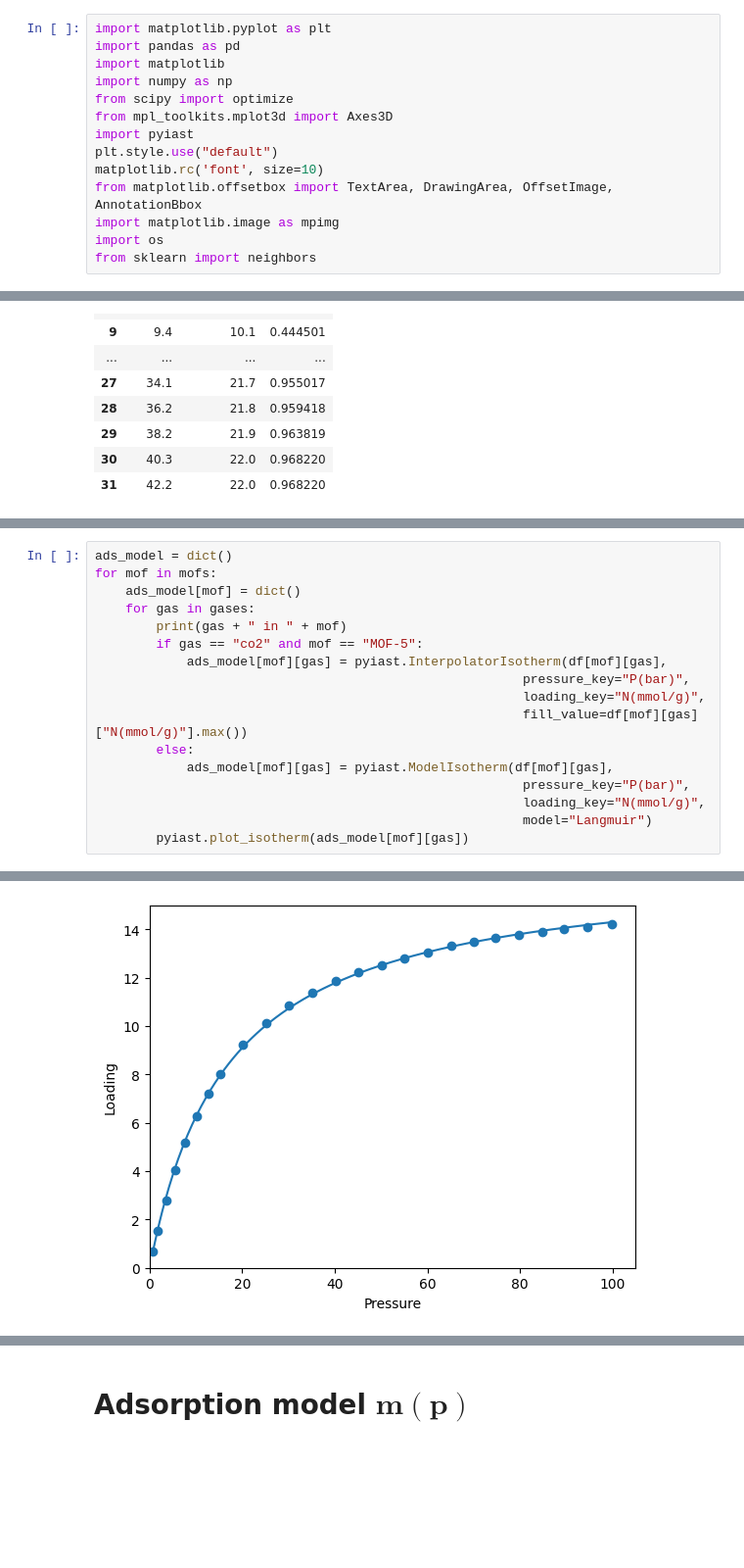
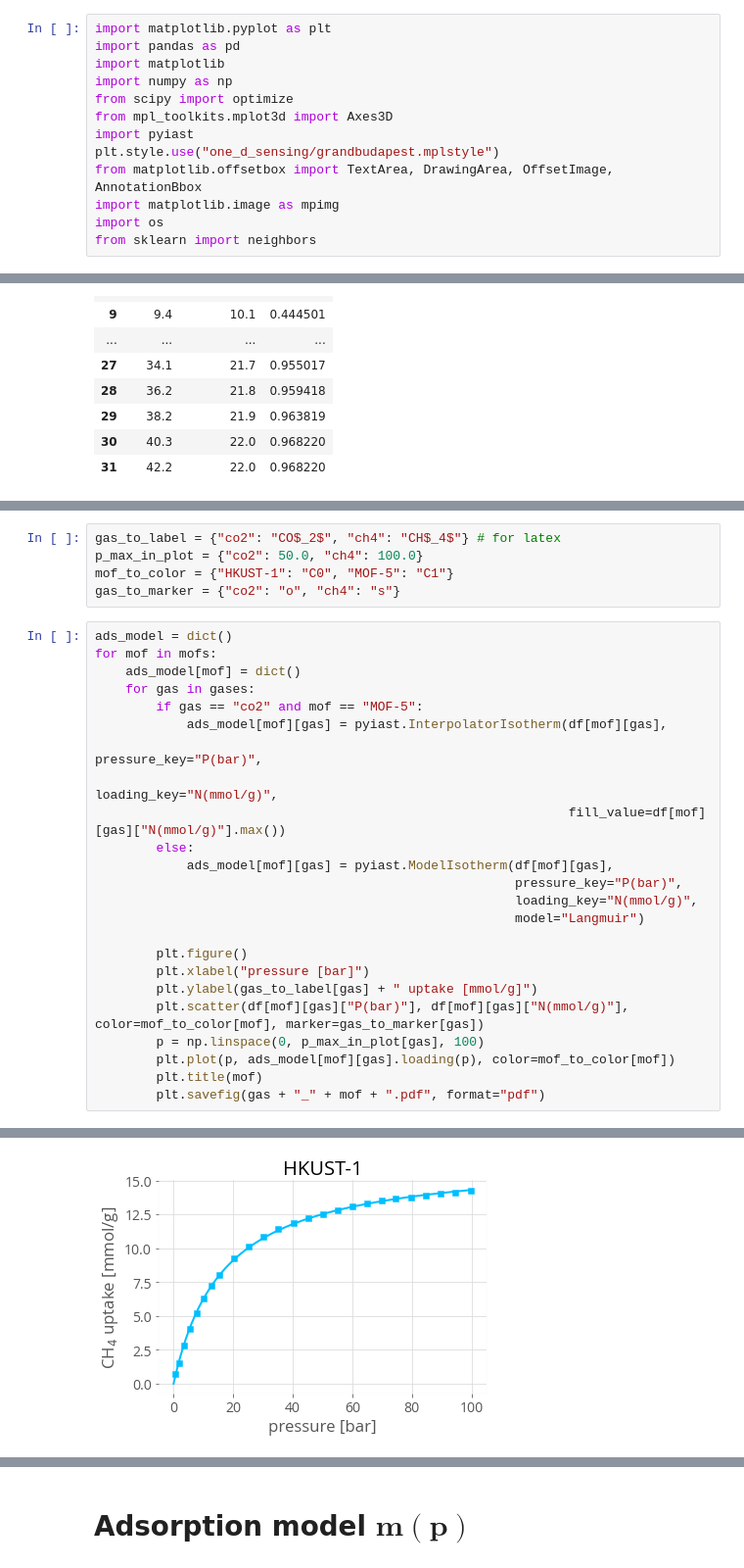
Before and after one commit to SimonEnsemble/nonlinear_sensing, a Jupyter notebook: viz mapping.ipynb, the cells around one changed output, grey strips where cells are left out. Shown at 98% size. Drawn from its saved outputs; the diff is of its cells as text; blank space fills up the shorter version.

```diff
--- a/viz mapping.ipynb
+++ b/viz mapping.ipynb
@@ -6,8 +6,7 @@ import numpy as np
 from scipy import optimize
 from mpl_toolkits.mplot3d import Axes3D
 import pyiast
-plt.style.use("default")
-matplotlib.rc('font', size=10)
+plt.style.use("one_d_sensing/grandbudapest.mplstyle")
 from matplotlib.offsetbox import TextArea, DrawingArea, OffsetImage, AnnotationBbox
 import matplotlib.image as mpimg
 import os
@@ -67,18 +74,30 @@ df["MOF-5"]["co2"]
+# %%
+gas_to_label = {"co2": "CO$_2$", "ch4": "CH$_4$"} # for latex
+p_max_in_plot = {"co2": 50.0, "ch4": 100.0}
+mof_to_color = {"HKUST-1": "C0", "MOF-5": "C1"}
+gas_to_marker = {"co2": "o", "ch4": "s"}
 # %%
 ads_model = dict()
 for mof in mofs:
     ads_model[mof] = dict()
     for gas in gases:
-        print(gas + " in " + mof)
         if gas == "co2" and mof == "MOF-5":
             ads_model[mof][gas] = pyiast.InterpolatorIsotherm(df[mof][gas],
-                                                        pressure_key="P(bar)",
-                                                        loading_key="N(mmol/g)",
-                                                        fill_value=df[mof][gas]["N(mmol/g)"].max())
+                                                              pressure_key="P(bar)",
+                                                              loading_key="N(mmol/g)",
+                                                              fill_value=df[mof][gas]["N(mmol/g)"].max())
         else:
             ads_model[mof][gas] = pyiast.ModelIsotherm(df[mof][gas],
-                                                        pressure_key="P(bar)",
-                                                        loading_key="N(mmol/g)",
-                                                        model="Langmuir")
-        pyiast.plot_isotherm(ads_model[mof][gas])
+                                                       pressure_key="P(bar)",
+                                                       loading_key="N(mmol/g)",
+                                                       model="Langmuir")
+
+        plt.figure()
+        plt.xlabel("pressure [bar]")
+        plt.ylabel(gas_to_label[gas] + " uptake [mmol/g]")
+        plt.scatter(df[mof][gas]["P(bar)"], df[mof][gas]["N(mmol/g)"], color=mof_to_color[mof], marker=gas_to_marker[gas])
+        p = np.linspace(0, p_max_in_plot[gas], 100)
+        plt.plot(p, ads_model[mof][gas].loading(p), color=mof_to_color[mof])
+        plt.title(mof)
+        plt.savefig(gas + "_" + mof + ".pdf", format="pdf")
 # %% [output]
@@ -88 +105 @@ ch4 in HKUST-1
-[figure, old version]
+[figure, new version]
```
Also changed, not shown: parts of 23 cells of this notebook.
